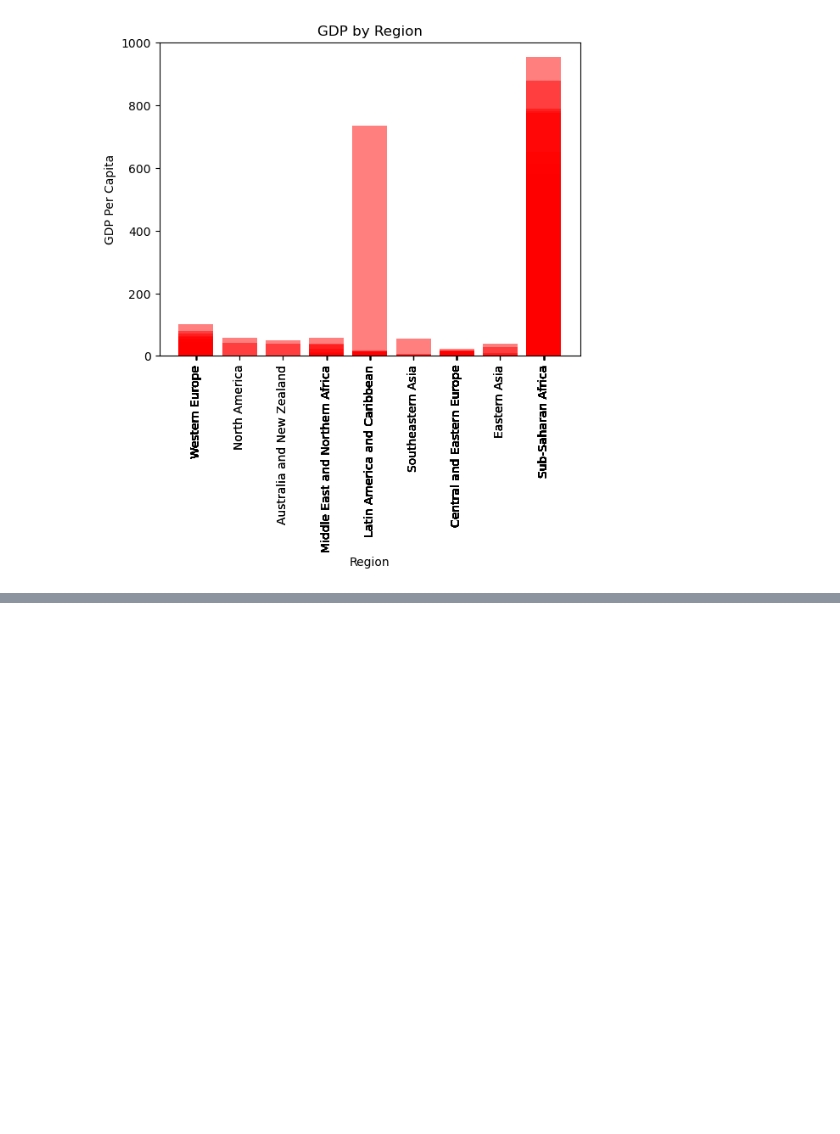
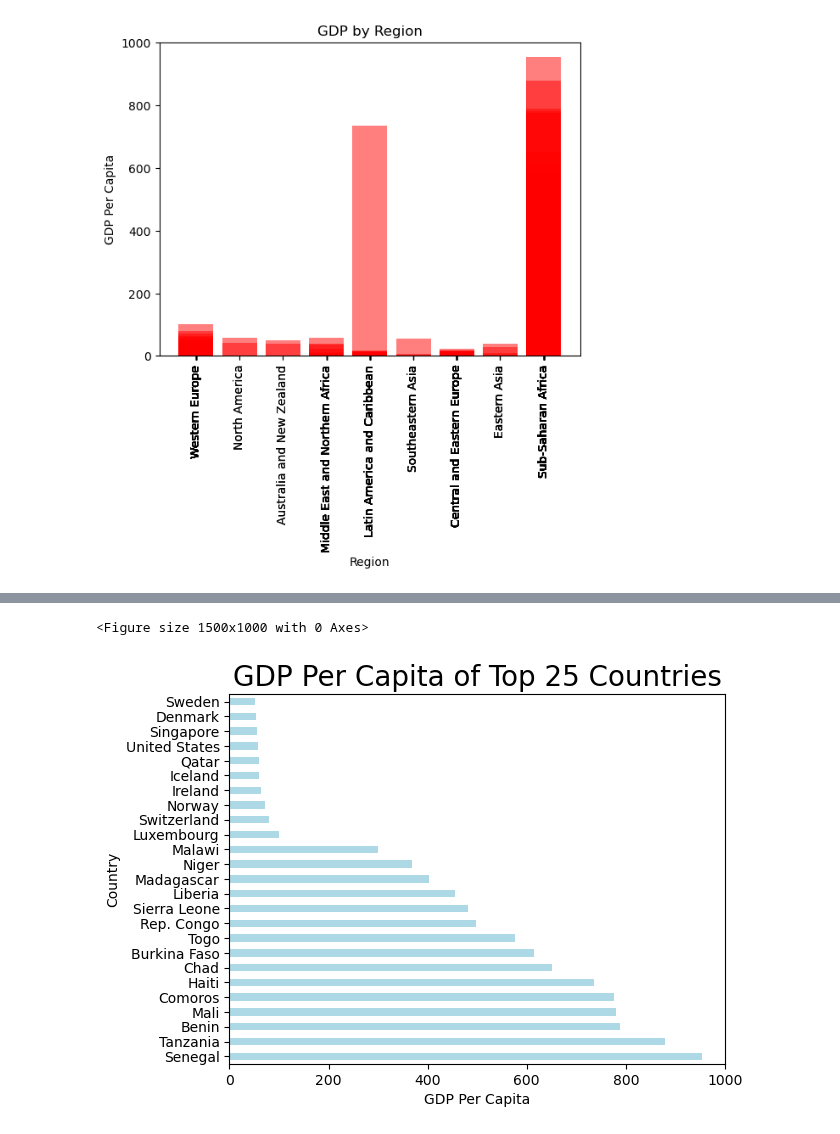
Before and after one commit to mattcaseycpa/project1, a Jupyter notebook: project.ipynb, the cells around one changed output, grey strips where cells are left out. Saved outputs shown, nothing was run; the diff lists cells and outputs as text; code cells hidden in the pictures; blank space fills up the shorter version.

```diff
--- a/project.ipynb
+++ b/project.ipynb
@@ -106,0 +119,15 @@ gdp.head(20)
+# %%
+#chart top 25 countries by GDP
+gdp=gdp_df["GDP_PerCapita"]
+country=gdp_df["Country"]
+
+plt.figure(figsize=(15, 10))
+top_25_countries = gdp_df.nlargest(25, 'GDP_PerCapita')
+top_25_countries.plot(kind='barh', x='Country', y='GDP_PerCapita', color='lightblue', legend=False)
+plt.title('GDP Per Capita of Top 25 Countries', fontsize=20)
+plt.xlabel('GDP Per Capita')
+plt.ylabel('Country')
+plt.show()
+# %% [output]
+<Figure size 1500x1000 with 0 Axes>
+[figure, added]
```
Also changed, not shown: parts of 15 cells of this notebook.
